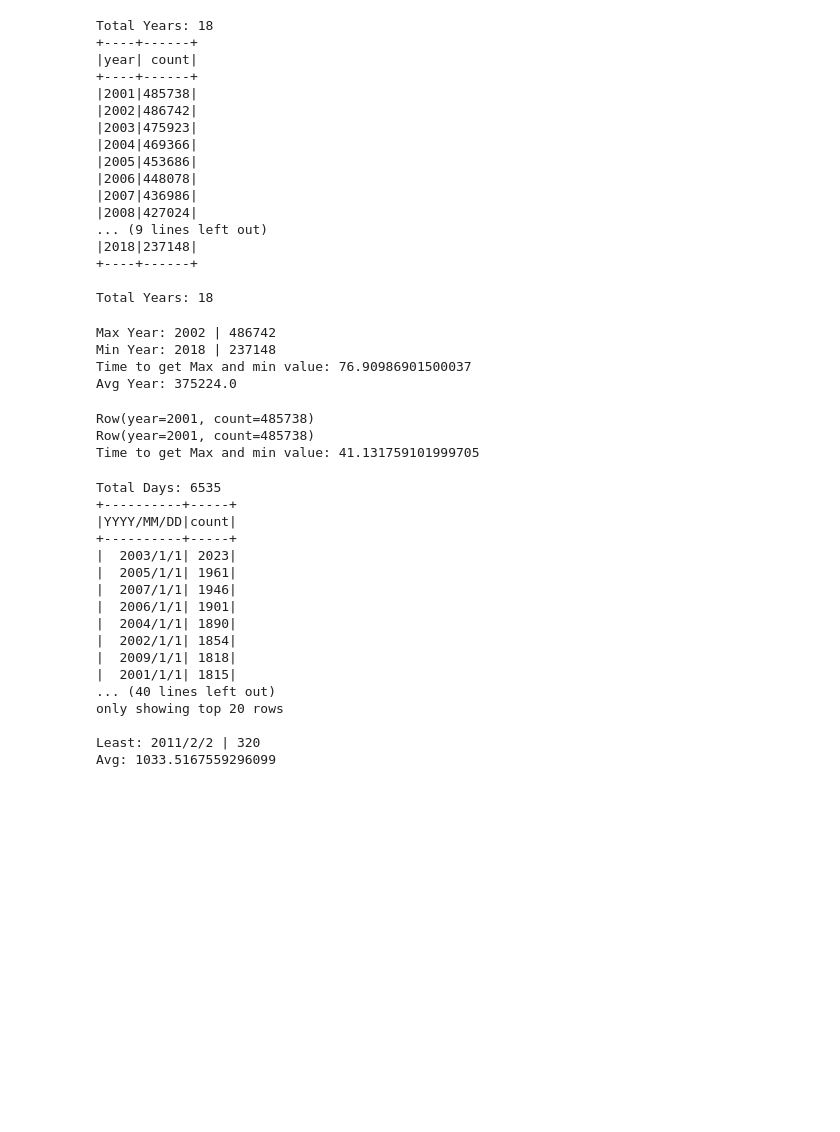
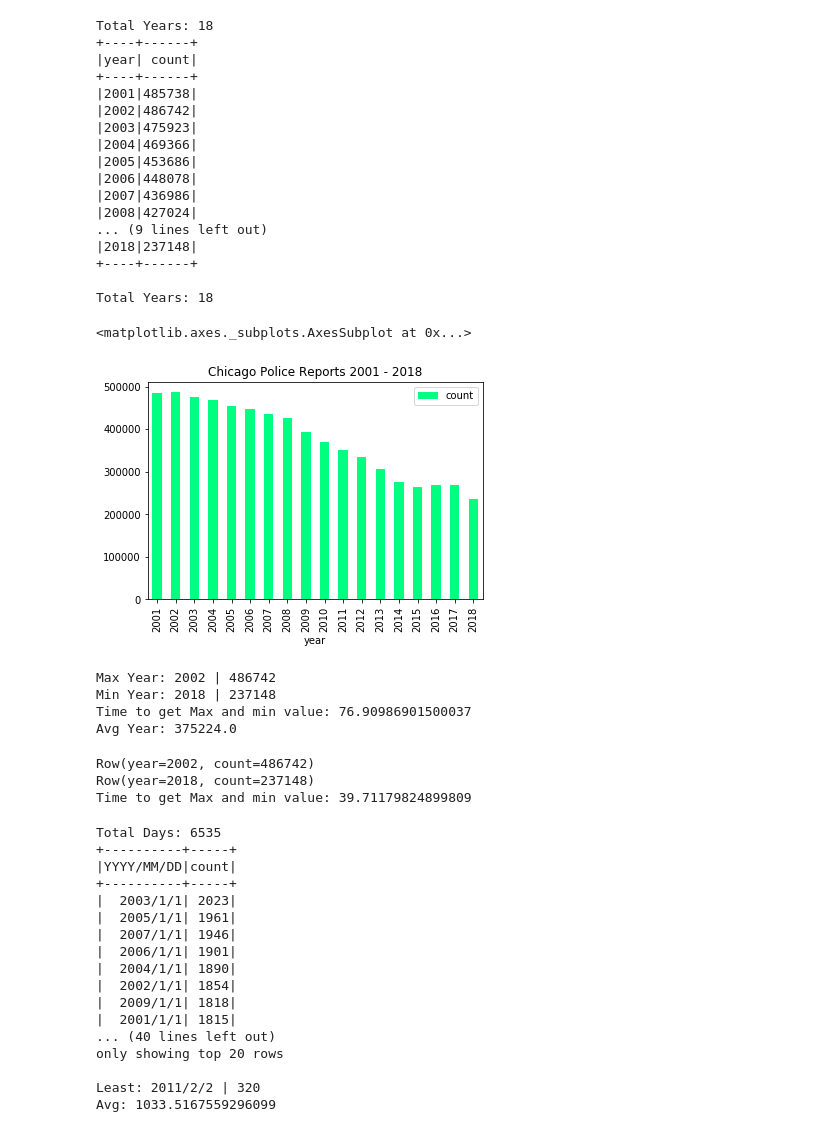
Before and after one commit to doedotdev/pyspark-scratch, a Jupyter notebook: pyspark.ipynb, the cells around one changed output. Cells and saved outputs as stored; diff of their text form; code cells hidden in the pictures; blank space fills up the shorter version.

```diff
--- a/pyspark.ipynb
+++ b/pyspark.ipynb
@@ -103,6 +110,19 @@ Total Years: 18
 +----+------+
 
 Total Years: 18
+# %%
+import matplotlib
+import matplotlib.pyplot as plt
+import numpy as np
+%matplotlib inline
+
+per_year = df.select(year('dttm').alias('year')).groupBy('year').count().orderBy('year', ascending=True).na.drop()
+
+per_year_pandas_df = per_year.toPandas()
+per_year_pandas_df.plot(kind='bar',x='year',y='count',colormap='winter_r', title='Chicago Police Reports 2001 - 2018')
+# %% [output]
+<matplotlib.axes._subplots.AxesSubplot at 0x...>
+[figure, added]
 # %%
 import timeit
 start_time = timeit.default_timer()
@@ -144,9 +164,9 @@ print(min_value)
 elapsed = timeit.default_timer() - start_time
 print('Time to get Max and min value: ' + str(elapsed))
 # %% [output]
-Row(year=2001, count=485738)
-Row(year=2001, count=485738)
-Time to get Max and min value: 41.131759101999705
+Row(year=2002, count=486742)
+Row(year=2018, count=237148)
+Time to get Max and min value: 39.71179824899809
 # %%
 from pyspark.sql.functions import year, month, dayofmonth, lit, concat
 from datetime import datetime, timedelta
```
Also changed, not shown: parts of 20 cells of this notebook.
